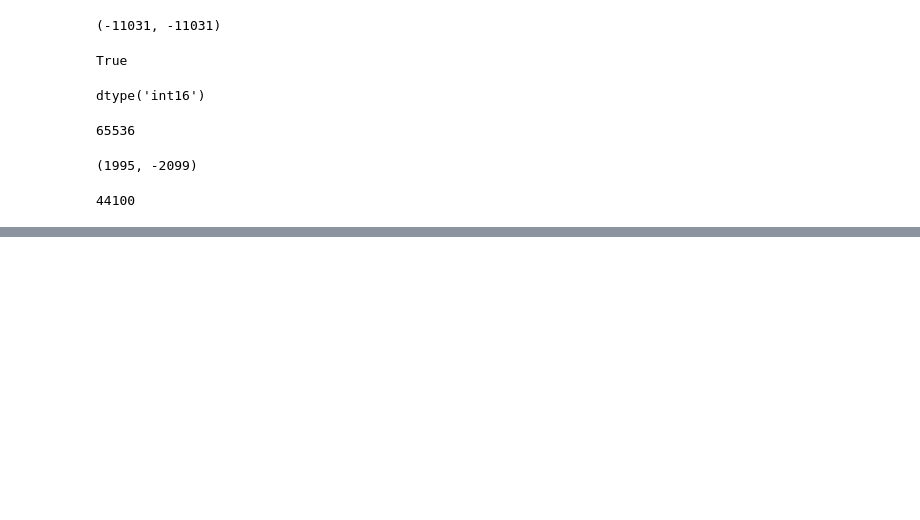
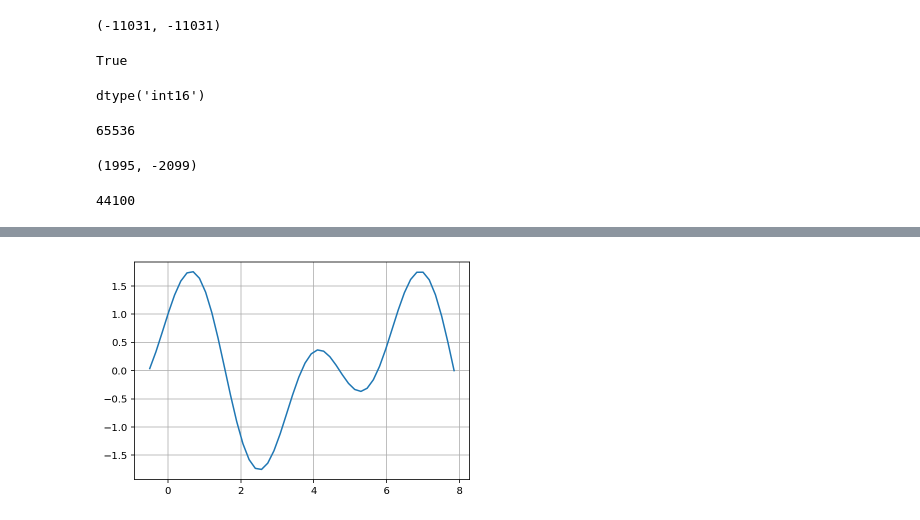
Before and after one commit to AprilYoungs/Deep-learning, a Jupyter notebook: RNN/sounds/Basic Sound Processing.ipynb, the cells around one changed output, grey strips where cells are left out. Saved outputs shown, nothing was run; the diff lists cells and outputs as text; code cells hidden in the pictures; blank space fills up the shorter version.

```diff
--- a/RNN/sounds/Basic Sound Processing.ipynb
+++ b/RNN/sounds/Basic Sound Processing.ipynb
@@ -58,0 +176,9 @@ sampRate
+# %%
+def waves(x):
+    return np.sin(x*2)+np.cos(x)
+# %%
+y = waves(x)
+plt.plot(x,y)
+plt.grid()
+# %% [output]
+[figure, added]
```
Also changed, not shown: parts of 28 cells of this notebook, 1 other file.
